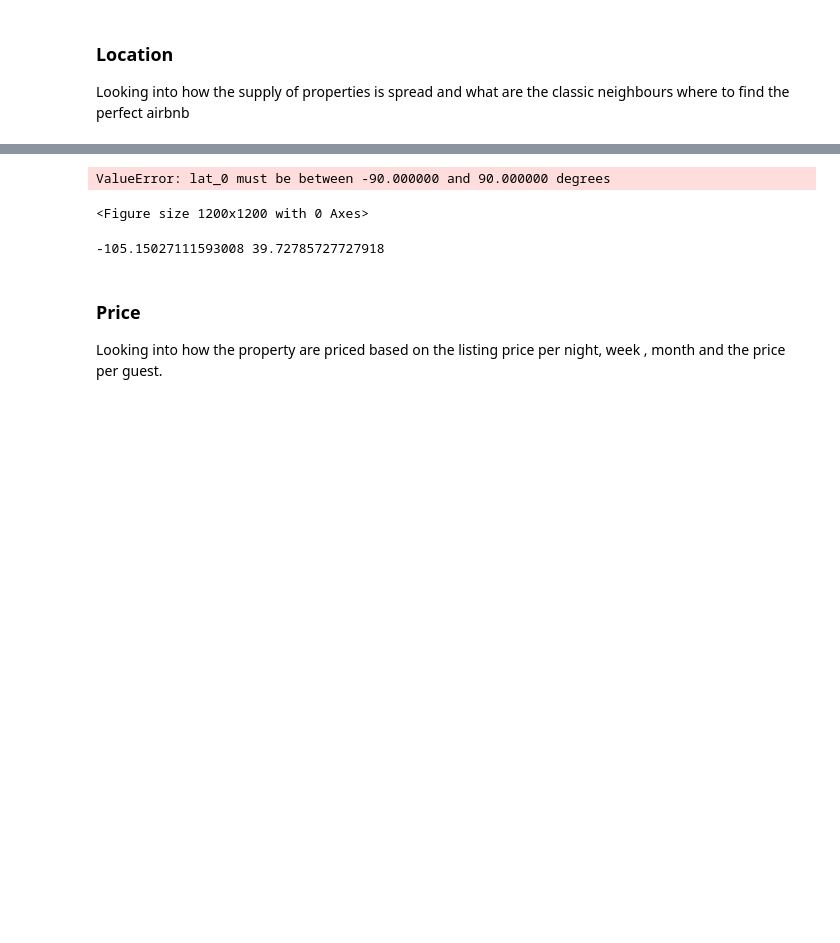
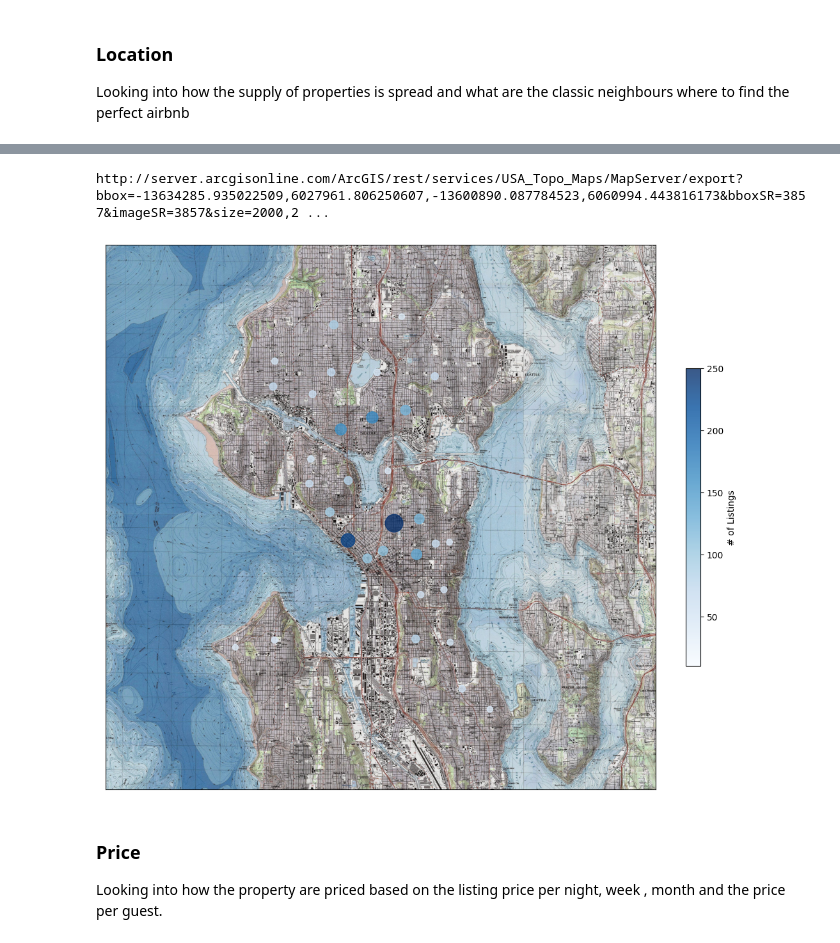
Before and after one commit to aeusepi/AirBnB_Project, a Jupyter notebook: AirBnbSeattle.ipynb, the cells around one changed output, grey strips where cells are left out. Saved outputs shown, nothing was run; the diff lists cells and outputs as text; code cells hidden in the pictures; blank space fills up the shorter version.

```diff
--- a/AirBnbSeattle.ipynb
+++ b/AirBnbSeattle.ipynb
@@ -123,53 +130,48 @@ Text(0.5, 1.0, 'Main Location for Seattle listings => 76.9 % of total')
 # Let's try to represent them on the map
 loc2_cols = ['neighbourhood_cleansed','latitude','longitude']
 
+long = np.median(df["longitude"])
+lat = np.median(df["latitude"])
+
 # limits latitude
-maxlat= np.max(df["latitude"])-0.03
-minlat= np.min(df["latitude"])+0.04
+maxlat= lat + 0.1
+minlat= lat - 0.1
+
 
 # limits longitude
-maxlong= np.max(df["longitude"])-0.02
-minlong=np.min(df["longitude"])+0.02
+maxlong= long + 0.15
+minlong= long - 0.15
 
-long = 47.608013
-lat = -122.335167
+
 
 # creatin group for locate each different zone
 dtgroup=(df
 [loc2_cols]
 .groupby('neighbourhood_cleansed',as_index=False)
        .agg(Lat=pd.NamedAgg(column="latitude", aggfunc=np.median),
             Long=pd.NamedAgg(column="longitude", aggfunc=np.median),
             Count=pd.NamedAgg(column="longitude", aggfunc=np.count_nonzero)))
 dtgroup['Count_Pct'] = dtgroup['Count']/df.shape[0]
 dtgroup = dtgroup[dtgroup['Count_Pct']>0.01].copy()
 
 # plot
 fig = plt.figure(figsize=(12, 12))
 m = Basemap(projection='merc', resolution='i',
              llcrnrlon=minlong,llcrnrlat=minlat,urcrnrlon=maxlong, urcrnrlat=maxlat, epsg = 3857, lat_0= lat, lon_0 = long
              )
 
 
 m.arcgisimage(service='USA_Topo_Maps', xpixels=2000, ypixels=2000, verbose= True)
 
 m.scatter(dtgroup["Long"].values,dtgroup["Lat"].values , latlon=True,
           c=dtgroup["Count"].values, s=dtgroup["Count"].values,
           cmap='Blues', alpha=0.8)
 
 plt.colorbar(label="# of Listings",fraction=0.025)
 plt.clim(10, 250)
 # %% [output]
-ValueError: lat_0 must be between -90.000000 and 90.000000 degrees
+http://server.arcgisonline.com/ArcGIS/rest/services/USA_Topo_Maps/MapServer/export?bbox=-13634285.935022509,6027961.806250607,-13600890.087784523,6060994.443816173&bboxSR=3857&imageSR=3857&size=2000,2 ...
-<Figure size 1200x1200 with 0 Axes>
+[figure, added]
-# %%
-inProj = Proj(init='epsg:3857')
-outProj = Proj(init='epsg:4326')
-x1,y1 = -11705274.6374,4826473.6922
-x2,y2 = transform(inProj,outProj,x1,y1)
-print (x2,y2)
-# %% [output]
--105.15027111593008 39.72785727727918
 # %% [markdown]
 <h3 id='Part1.3'> Price  </h3>
 
```
Also changed, not shown: parts of 5 cells of this notebook, 5 other files.
